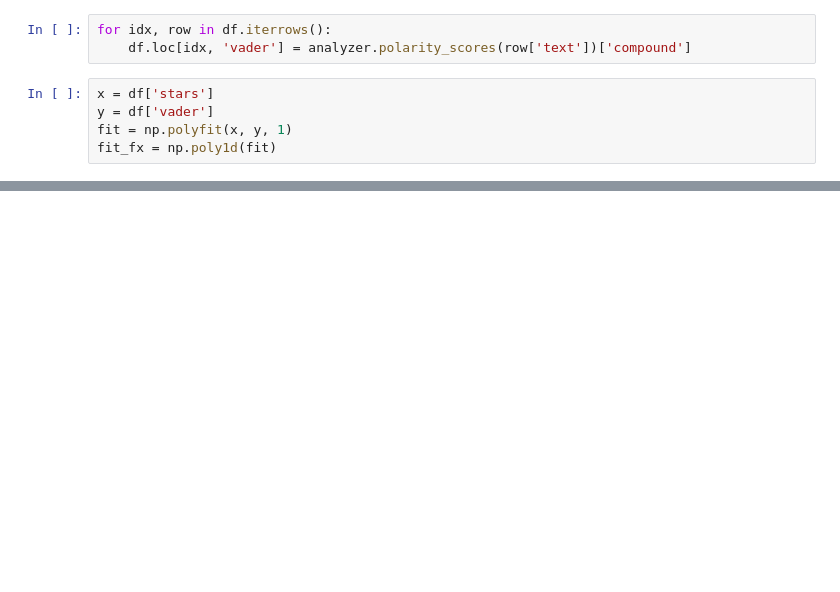
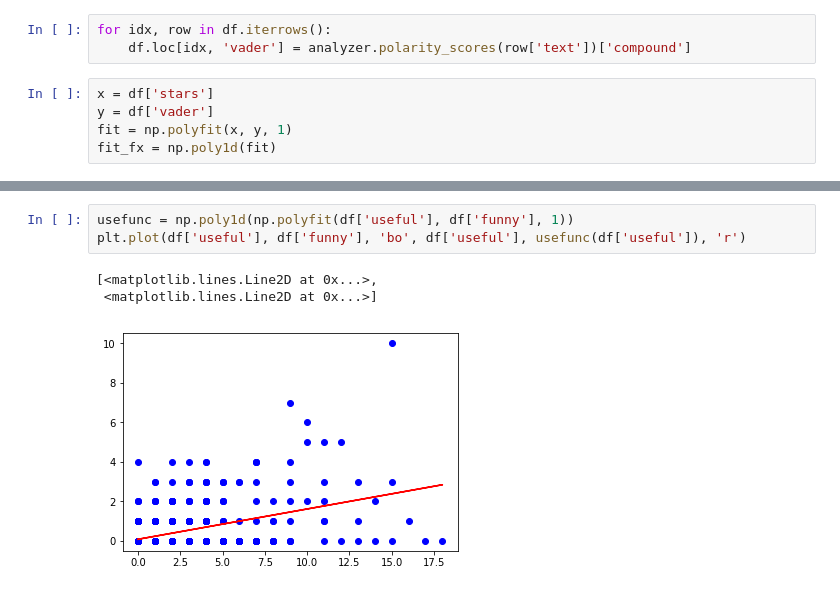
Before and after one commit to AlanRyanCecil/N-yelp-P, a Jupyter notebook: vader/vader.ipynb, the cells around one changed output, grey strips where cells are left out. Saved outputs shown, nothing was run; the diff lists cells and outputs as text; blank space fills up the shorter version.

```diff
--- a/vader/vader.ipynb
+++ b/vader/vader.ipynb
@@ -46,0 +76,7 @@ plt.plot(x, y, 'ro', x, fit_fx(x), 'k')
+# %%
+usefunc = np.poly1d(np.polyfit(df['useful'], df['funny'], 1))
+plt.plot(df['useful'], df['funny'], 'bo', df['useful'], usefunc(df['useful']), 'r')
+# %% [output]
+[<matplotlib.lines.Line2D at 0x...>,
+ <matplotlib.lines.Line2D at 0x...>]
+[figure, added]
```
Also changed, not shown: parts of 10 cells of this notebook, 9 other files.
